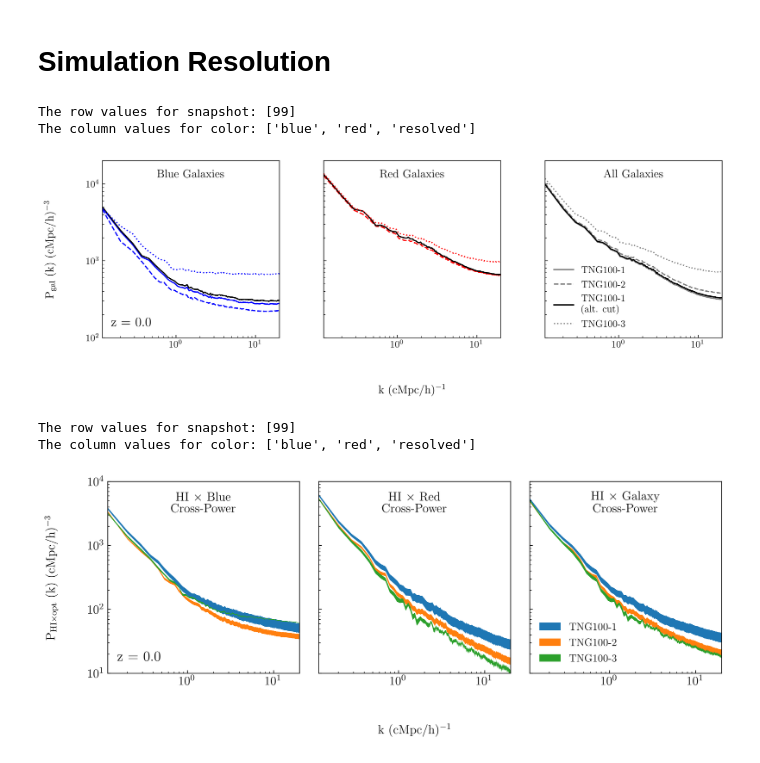
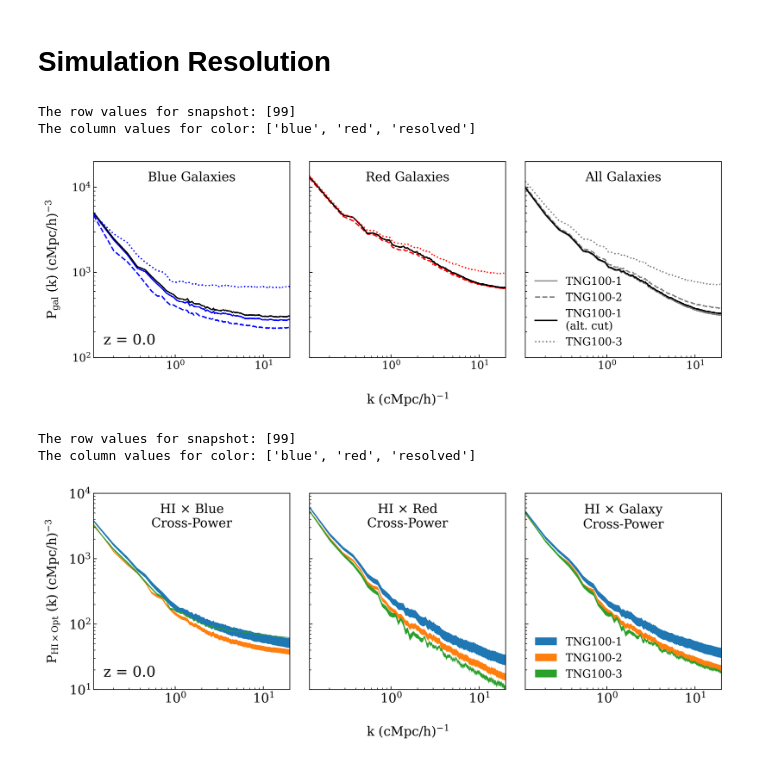
Before and after one commit to calvinosinga/hcolor, a Jupyter notebook: fig_md_analysis/simresolution/simresolution.ipynb, the cells around one changed output. Saved outputs shown, nothing was run; the diff lists cells and outputs as text; code cells hidden in the pictures.

Commit message:
making new figures

```diff
--- a/fig_md_analysis/simresolution/simresolution.ipynb
+++ b/fig_md_analysis/simresolution/simresolution.ipynb
@@ -19,7 +19,6 @@ siteFG()
 from figrid.data_sort import DataSort
 plt.rcParams['mathtext.fontset'] = 'dejavuserif'
 plt.rcParams['font.family'] = 'serif'
-plt.rcParams['text.usetex'] = True
 THBIAS = r'$b_{\mathrm{HI}} (k) = P_{\mathrm{HI-m}} (k) / P_{\mathrm{m}} (k)$'
 OBSBIAS = r"$b_{\mathrm{HI}} (k) = \sqrt{P_{\mathrm{HI}} (k) / P_{\mathrm{m}} (k)}$"
 CORRCOEF = r'r (k) = $\frac{\mathrm{P}_{\mathrm{HI-m}}(k)}{\sqrt{\mathrm{P}_{\mathrm{HI}}(k) \mathrm{P}_{\mathrm{m}}(k)}}$'
@@ -85,31 +85,31 @@ fg.save('sim_resolution_galaxy_auto_99.png')
 # %% [output]
 The row values for snapshot: [99]
 The column values for color: ['blue', 'red', 'resolved']
-[figure, old version]
+[figure, new version]
 # %%
 ip = {'is_auto':False, 'HI_fieldname':['hiptl', 'vn'],
       'axis':0, 'grid_resolution':800, 'color_cut':['0.60', 'None'],
       'gal_res':['diemer'], 'snapshot':99,
       'gal_species':'stmass', 'sim_resolution':['low', 'medium', 'high'],
      'color':['blue', 'red', 'resolved'], 'space':'real', 'mas':'CICW',
      'censat':['no key found', 'both'], 'path':['fiducial', 'low-2', 'low-3'],
      'post_process':'no key found'}
 
-fg = ds.figrid('sim_resolution', 'snapshot', 'color', ip, figrid_args = {'wspace':0.1}, figkw = {'dpi':400})
+fg = ds.figrid('sim_resolution', 'snapshot', 'color', ip, figkw = {'dpi':400})
 fg.autoFill()
 fg.setDefaultTicksParams()
 fg.axisArgs({'ylim':(10, 1e4)})
 fg.tickArgs({'labelsize':14})
 fg.legendArgs({'loc':'lower left'}, (0,2))
 fg.plot()
 fg.setXLabel(XLAB, txtargs = {'fontsize':14})
-fg.setYLabel(YLAB%r"\mathrm{HI} \times \mathrm{opt}", txtargs = {'fontsize':14})
+fg.setYLabel(YLAB%r"\mathrm{HI} \times \mathrm{Opt}", txtargs = {'fontsize':14})
 fg.save("sim_resolution_HIXgalaxy_99.png")
 fg.save(DRAFTPATH%"sim_resolution_HIXgalaxy_99.png")
 # %% [output]
 The row values for snapshot: [99]
 The column values for color: ['blue', 'red', 'resolved']
-[figure, old version]
+[figure, new version]
 # %%
 ip['color'] = 'blue'
 # ip['space'] = 'redshift'
```
Also changed, not shown: parts of 1 cell of this notebook, 16 other files.
